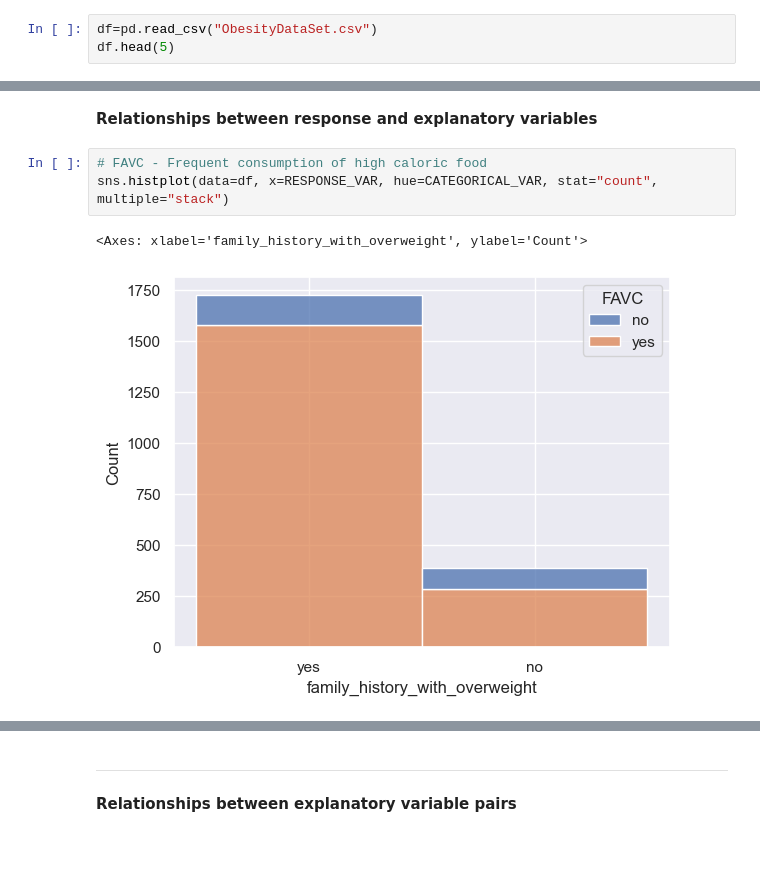
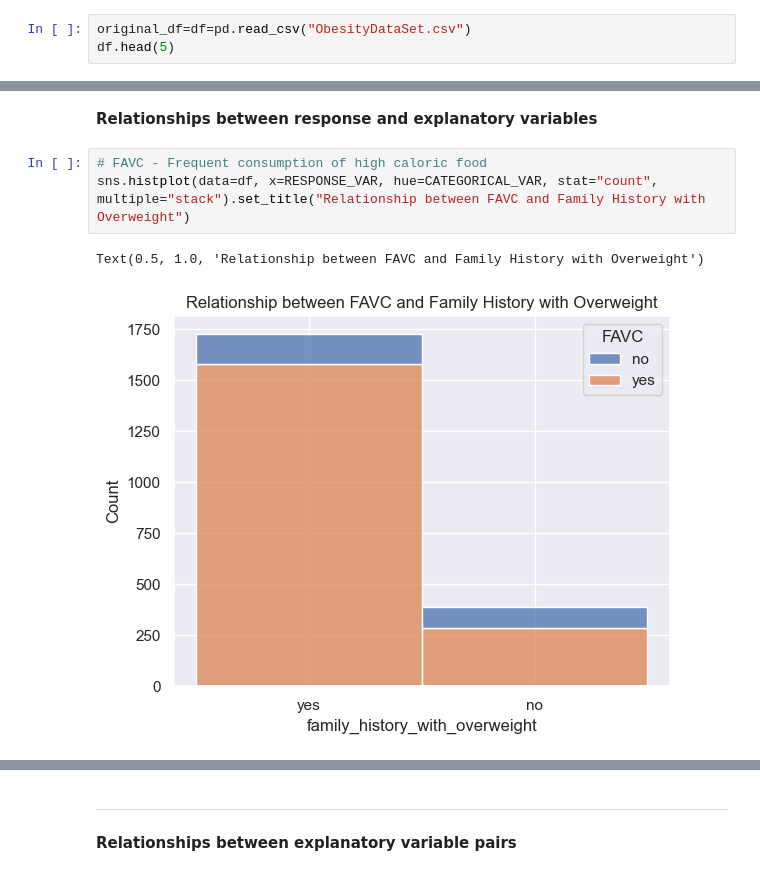
Before and after one commit to tuonganhdo/obesity-predictive-analysis, a Jupyter notebook: Final_Project_Idunnuoluwa_Akinola_Zach_Goldstein_Anh_Do.ipynb, the cells around one changed output, grey strips where cells are left out. Saved outputs shown, nothing was run; the diff lists cells and outputs as text; blank space fills up the shorter version.

```diff
--- a/Final_Project_Idunnuoluwa_Akinola_Zach_Goldstein_Anh_Do.ipynb
+++ b/Final_Project_Idunnuoluwa_Akinola_Zach_Goldstein_Anh_Do.ipynb
@@ -44,7 +36,7 @@ import matplotlib.pyplot as plt        # imports the package and calls it 'plt'
 import seaborn as sns                  # imports the seaborn package with the imported name 'sns'
 sns.set()
 # %%
-df=pd.read_csv("ObesityDataSet.csv")
+original_df=df=pd.read_csv("ObesityDataSet.csv")
 df.head(5)
 # %% [output]
 |  | Gender | Age | Height | Weight | family_history_with_overweight | FAVC | FCVC | NCP | CAEC | SMOKE | ... |
@@ -190,9 +182,9 @@ There is a strong interaction between FAVC and FCVC - grouping by FAVC changes t
 **Relationships between response and explanatory variables**
 # %%
 # FAVC - Frequent consumption of high caloric food
-sns.histplot(data=df, x=RESPONSE_VAR, hue=CATEGORICAL_VAR, stat="count", multiple="stack")
+sns.histplot(data=df, x=RESPONSE_VAR, hue=CATEGORICAL_VAR, stat="count", multiple="stack").set_title("Relationship between FAVC and Family History with Overweight")
 # %% [output]
-<Axes: xlabel='family_history_with_overweight', ylabel='Count'>
+Text(0.5, 1.0, 'Relationship between FAVC and Family History with Overweight')
-[figure, old version]
+[figure, new version]
 # %%
 # FCVC - Frequent consumption of vegetables
```
Also changed, not shown: parts of 55 cells of this notebook, 24 other files.
